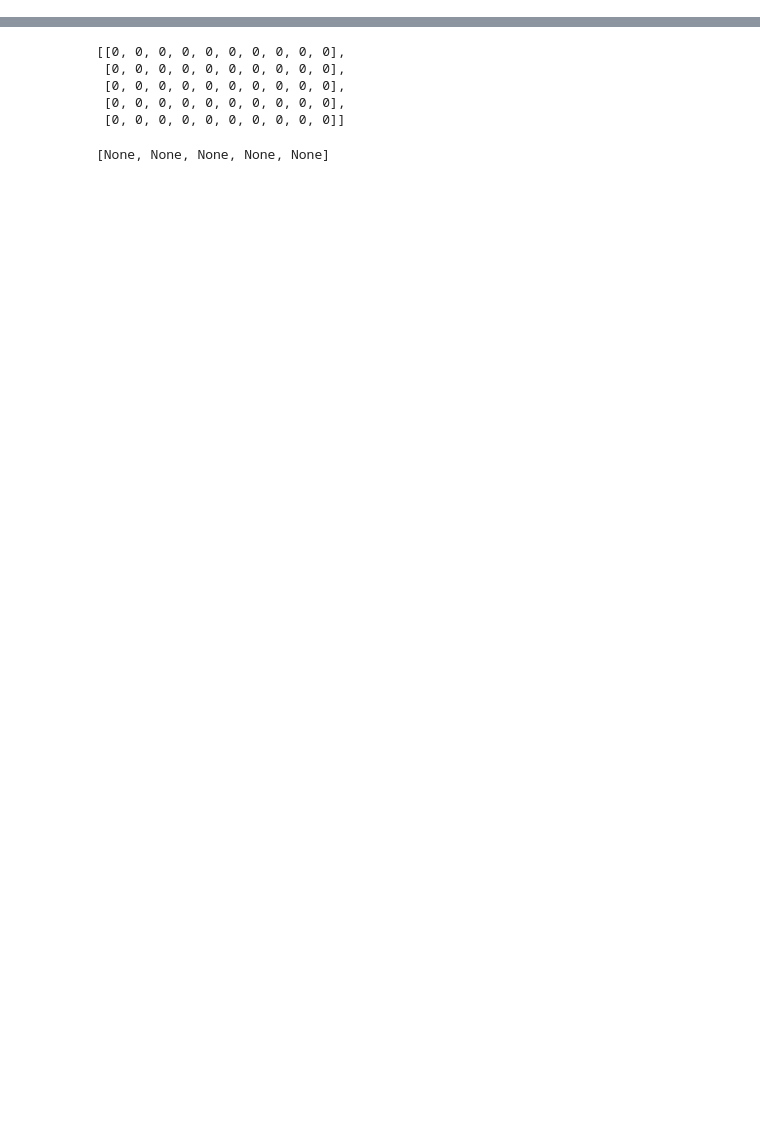
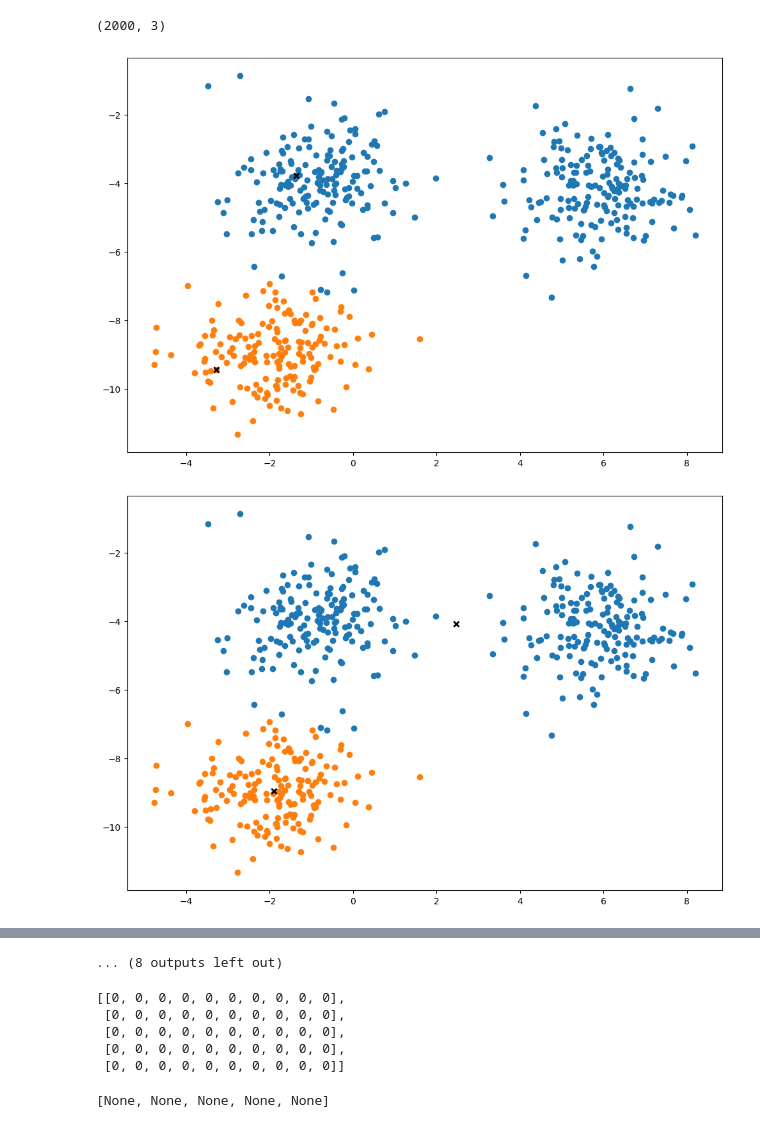
Before and after one commit to Sendy69/ML_model_From_Scratch, a Jupyter notebook: K_means_from_scratch.ipynb, the cells around one changed output, grey strips where cells are left out. Drawn from its saved outputs; the diff is of its cells as text; code cells hidden in the pictures; blank space fills up the shorter version.

Commit message:
Testing model on spirale dataset

```diff
--- a/K_means_from_scratch.ipynb
+++ b/K_means_from_scratch.ipynb
@@ -174,0 +156,24 @@ access_path
+# %%
+#Testing the model on another dataset
+import pandas as pd
+access_path = "../KNN - K Means/spirals.csv"
+
+random.seed(40)
+spirale_df = pd.read_csv(access_path, sep=",", header=None)
+
+print(spirale_df.shape)
+
+nb_clusters = len(set(spirale_df[2]))
+
+k = KMeans(nb_clusters=nb_clusters, max_iters=100, plot_steps=True)
+
+
+y_pred = k.predict(X)
+
+print(nb_clusters)
+spirale_df.head()
+k.plot()
+# %% [output]
+(2000, 3)
+[figure, added]
+[figure, added]
@@ -175,3 +189,4 @@ access_path
+... (8 outputs left out)
 # %%
 #Testing
 # Initialize centroids as a list of lists
```
Also changed, not shown: parts of 3 cells of this notebook.
